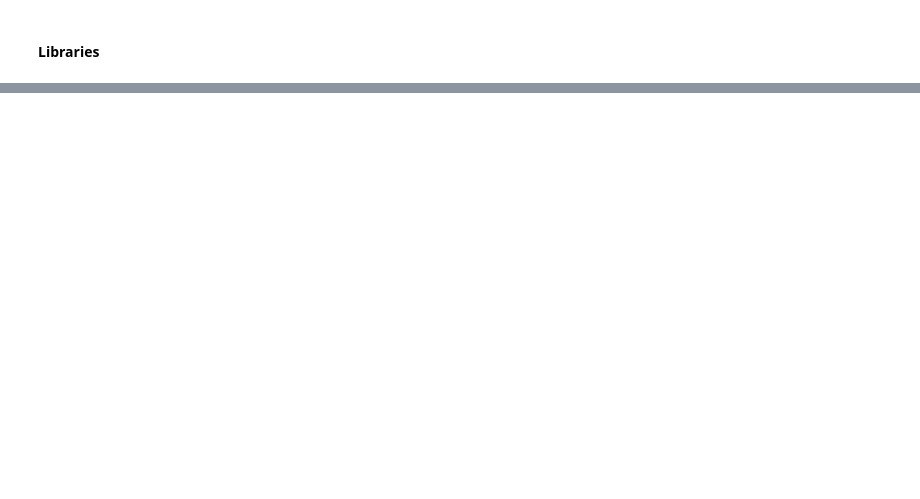
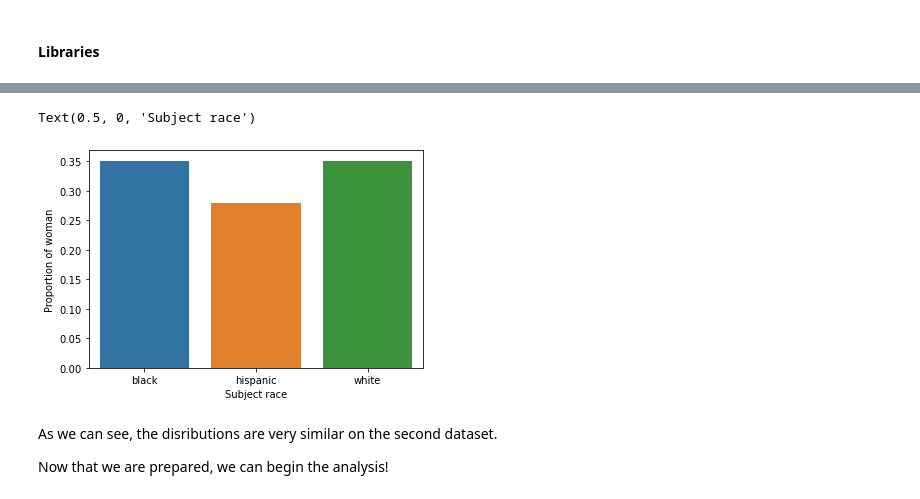
Before and after one commit to epfl-ada/ada-2020-project-milestone-p3-p3_fraises-tagada, a Jupyter notebook: P4_notebook.ipynb, the cells around one changed output, grey strips where cells are left out. Drawn from its saved outputs; the diff is of its cells as text; code cells hidden in the pictures; blank space fills up the shorter version.

```diff
--- a/P4_notebook.ipynb
+++ b/P4_notebook.ipynb
@@ -39,0 +441,4 @@ for url, filename in zip(urls, filenames):
+# %%
+sex_over_race = df.groupby(['subject_race', 'subject_sex']).count()['date'].reset_index()
+sex_over_race.rename(columns = {'date':'Count'}, inplace = True)
+sex_over_race
@@ -39,0 +453,13 @@ for url, filename in zip(urls, filenames):
+# %%
+sex_over_race = sex_over_race.groupby('subject_race').apply(sex_distribution).reset_index()
+# %%
+sns.barplot(data = sex_over_race, x = 'subject_race', y = 'Count')
+plt.ylabel('Proportion of woman')
+plt.xlabel('Subject race')
+# %% [output]
+Text(0.5, 0, 'Subject race')
+[figure, added]
+# %% [markdown]
+As we can see, the disributions are very similar on the second dataset.
+
+Now that we are prepared, we can begin the analysis!
```
Also changed, not shown: parts of 84 cells of this notebook, 4 other files.
